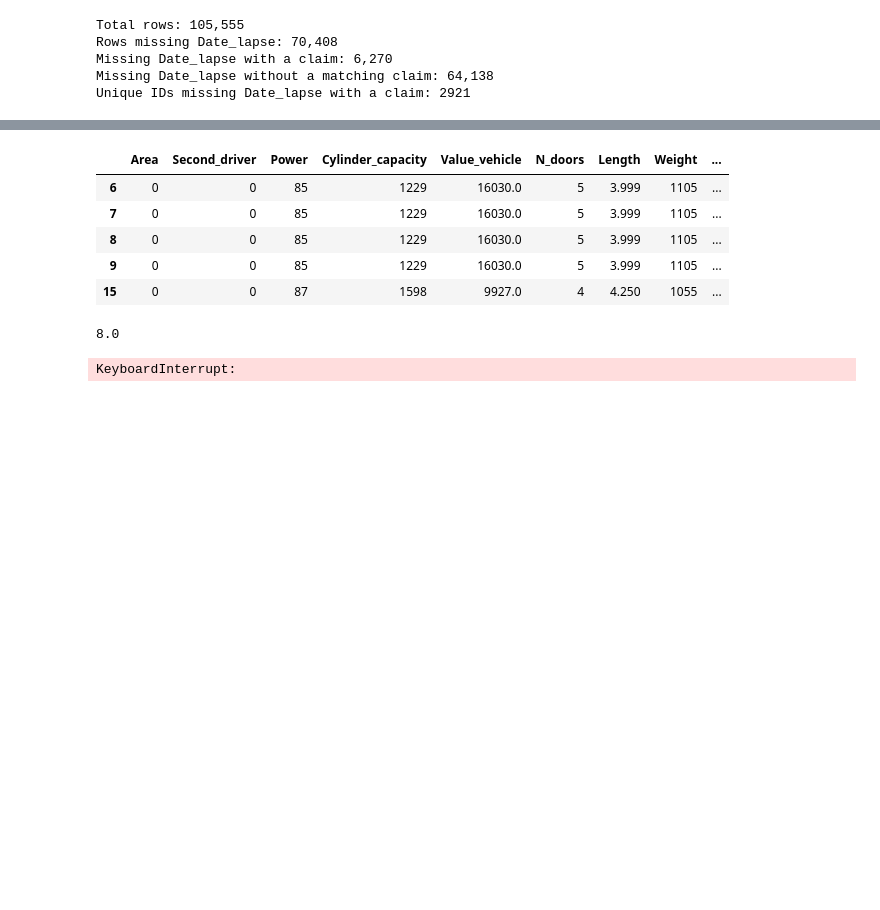
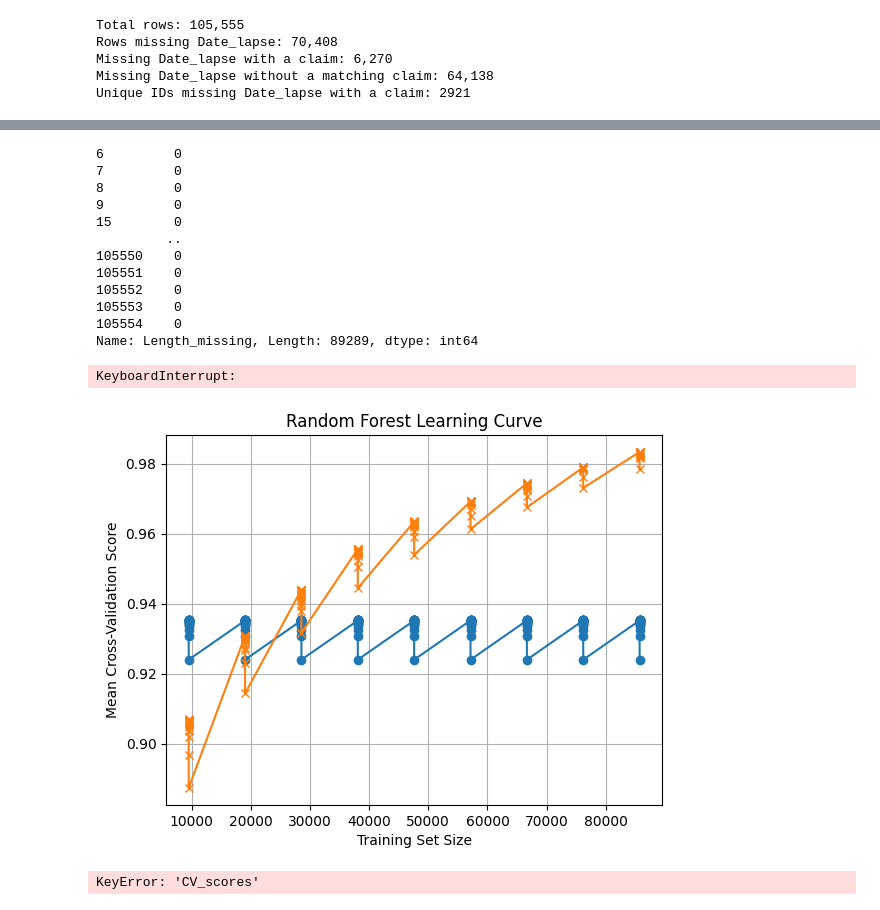
Before and after one commit to Marquis-Alloh/Motor-Insurance-Claims-Prediction-and-Pricing, a Jupyter notebook: Notebooks/Investigation.ipynb, the cells around one changed output, grey strips where cells are left out. Cells and saved outputs as stored; diff of their text form; code cells hidden in the pictures; blank space fills up the shorter version.

```diff
--- a/Notebooks/Investigation.ipynb
+++ b/Notebooks/Investigation.ipynb
@@ -214,0 +249,8 @@ analysis.head()
+# %%
+Today = pd.Timestamp.today().normalize()
+Year_const = 365.25
+
+analysis['Policy_Age'] = (Today - analysis['Date_start_contract']).dt.days / Year_const
+analysis['Licence_Age'] = (Today - analysis['Date_driving_licence']).dt.days / Year_const
+analysis['Policy_Maker_Age'] = (Today - analysis['Date_birth']).dt.days / Year_const
+analysis['Lapse_Age'] = (Today - analysis['Date_lapse']).dt.days / Year_const
@@ -274,16 +413,18 @@ Length_imputation.head()
 # %%
-Length_imputation.head()
+Length_imputation['Length_missing']
 # %% [output]
-|  | Area | Second_driver | Power | Cylinder_capacity | Value_vehicle | N_doors | Length | Weight | ... |
-| 6 | 0 | 0 | 85 | 1229 | 16030.0 | 5 | 3.999 | 1105 | ... |
-| 7 | 0 | 0 | 85 | 1229 | 16030.0 | 5 | 3.999 | 1105 | ... |
-| 8 | 0 | 0 | 85 | 1229 | 16030.0 | 5 | 3.999 | 1105 | ... |
-| 9 | 0 | 0 | 85 | 1229 | 16030.0 | 5 | 3.999 | 1105 | ... |
-| 15 | 0 | 0 | 87 | 1598 | 9927.0 | 4 | 4.250 | 1055 | ... |
+6         0
+7         0
+8         0
+9         0
+15        0
+         ..
+105550    0
+105551    0
+105552    0
+105553    0
+105554    0
+Name: Length_missing, Length: 89289, dtype: int64
-# %%
-os.cpu_count()/2
-# %% [output]
-8.0
 # %%
 # Define the target and predictor columns
 target = "Length"
@@ -369,2 +494,38 @@ for i in range(0, 9):
 # %% [output]
 KeyboardInterrupt:
+# %%
+train_sizes = [result["Train_size"] for result in Learning_curve]
+mean_scores = [result["Mean_CVS_score"] for result in Learning_curve]
+predicted_scores = [result["Prediction_Scores"][0] for result in Learning_curve]
+
+plt.plot(train_sizes, mean_scores, marker="o")
+plt.plot(train_sizes, predicted_scores, marker="x")
+plt.xlabel("Training Set Size")
+plt.ylabel("Mean Cross-Validation Score")
+plt.title("Random Forest Learning Curve")
+plt.grid(True)
+plt.show()
+# %% [output]
+[figure, added]
+# %%
+records = sorted(Learning_curve, key=lambda x: x["Train_size"])
+
+train_sizes = [r["Train_size"] for r in records]
+mean_scores = [r["Mean_CVS_score"] for r in records]
+std_scores = [np.std(r["CV_scores"]) for r in records]
+
+plt.errorbar(
+    train_sizes,
+    mean_scores,
+    yerr=std_scores,
+    marker="o",
+    capsize=3
+)
+
+plt.xlabel("Training Set Size")
+plt.ylabel("Mean Cross-Validation R²")
+plt.title("Random Forest Learning Curve")
+plt.grid(True)
+plt.show()
+# %% [output]
+KeyError: 'CV_scores'
```
Also changed, not shown: parts of 19 cells of this notebook.
